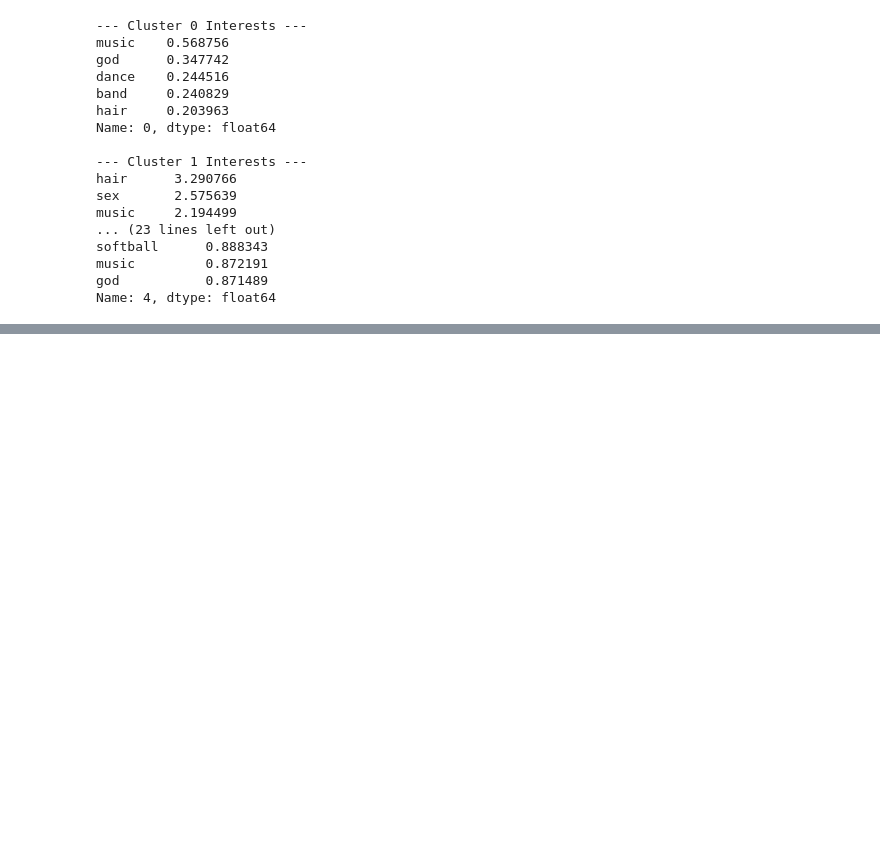
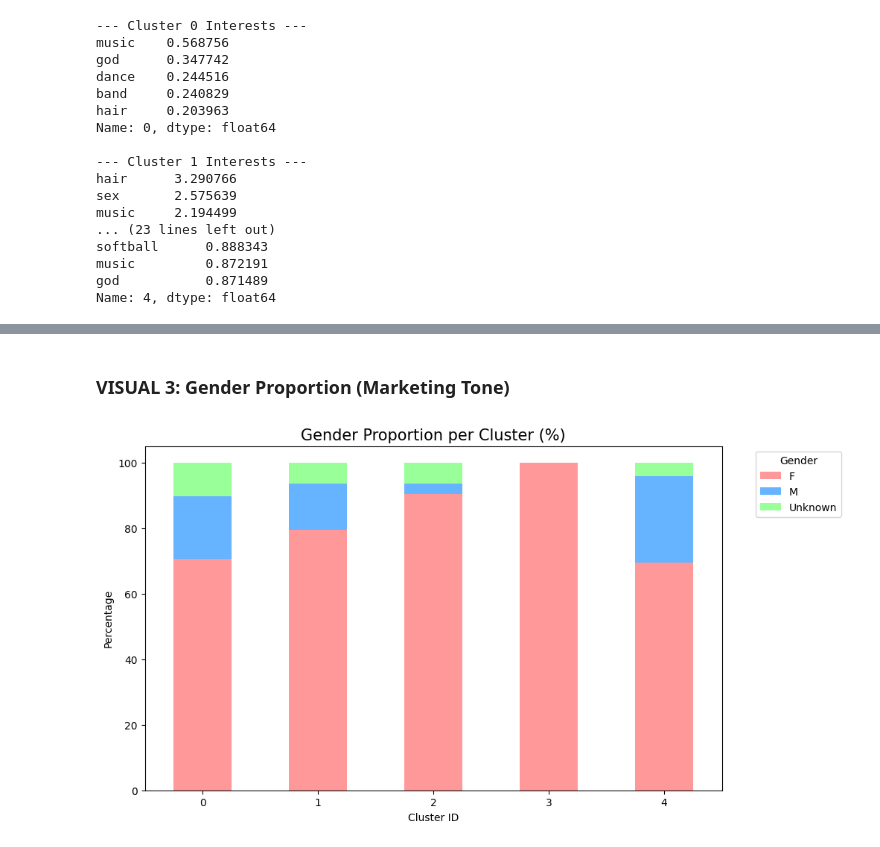
Before and after one commit to HashimHilal-QUT/Clustering, a Jupyter notebook: Social Media Interest/Social Media Interest Clustering for Marketing.ipynb, the cells around one changed output, grey strips where cells are left out. Cells and saved outputs as stored; diff of their text form; code cells hidden in the pictures; blank space fills up the shorter version.

```diff
--- a/Social Media Interest/Social Media Interest Clustering for Marketing.ipynb
+++ b/Social Media Interest/Social Media Interest Clustering for Marketing.ipynb
@@ -163,0 +171,13 @@ Name: 4, dtype: float64
+# %% [markdown]
+### VISUAL 3: Gender Proportion (Marketing Tone)
+# %%
+gender_counts = pd.crosstab(df['cluster'], df['gender'], normalize='index') * 100
+gender_counts.plot(kind='bar', stacked=True, figsize=(10, 6), color=['#ff9999','#66b3ff','#99ff99'])
+plt.title('Gender Proportion per Cluster (%)', fontsize=15)
+plt.xlabel('Cluster ID')
+plt.ylabel('Percentage')
+plt.legend(title='Gender', bbox_to_anchor=(1.05, 1), loc='upper left')
+plt.xticks(rotation=0)
+plt.show()
+# %% [output]
+[figure, added]
```
Also changed, not shown: parts of 11 cells of this notebook.
